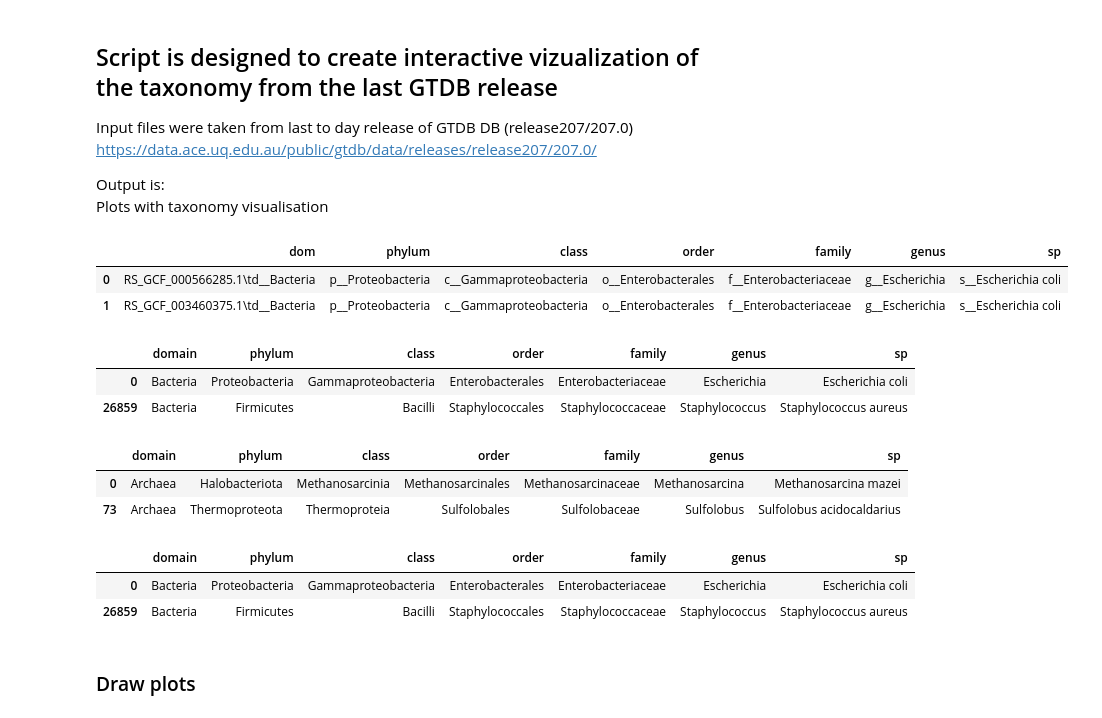
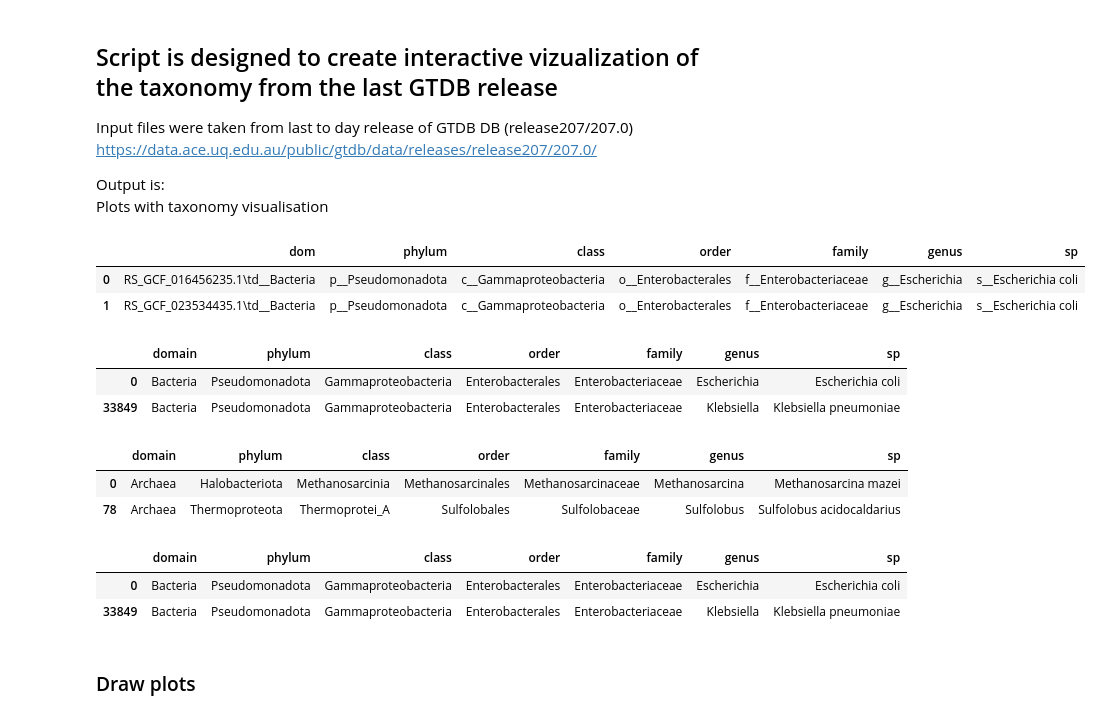
Before and after one commit to Chartiza/Microbiome, a Jupyter notebook: gtdb_vizualization/2022_gtdb_vizualization.ipynb, the cells around one changed output. Drawn from its saved outputs; the diff is of its cells as text; code cells hidden in the pictures.

```diff
--- a/gtdb_vizualization/2022_gtdb_vizualization.ipynb
+++ b/gtdb_vizualization/2022_gtdb_vizualization.ipynb
@@ -17,21 +17,21 @@ import plotly.express as px
 # %%
 colnames = ['dom','phylum','class','order','family','genus','sp']
 
 # Read data for GTDB release 207
-rel = 'release207'
-bac = pd.read_csv('input/bac120_taxonomy_r207.tsv', sep=';', names=colnames, header=None)
-arh = pd.read_csv('input/ar53_taxonomy_r207.tsv', sep=';', names=colnames, header=None)
+#rel = 'release207'
+#bac = pd.read_csv('input/bac120_taxonomy_r207.tsv', sep=';', names=colnames, header=None)
+#arh = pd.read_csv('input/ar53_taxonomy_r207.tsv', sep=';', names=colnames, header=None)
 
 # Read data for GTDB release 214
-#rel = 'release214'
-#bac = pd.read_csv('input/bac120_taxonomy_r214.tsv', sep=';', names=colnames, header=None)
-#arh = pd.read_csv('input/ar53_taxonomy_r214.tsv', sep=';', names=colnames, header=None)
+rel = 'release214'
+bac = pd.read_csv('input/bac120_taxonomy_r214.tsv', sep=';', names=colnames, header=None)
+arh = pd.read_csv('input/ar53_taxonomy_r214.tsv', sep=';', names=colnames, header=None)
 
 bac.head(2)
 # %% [output]
 |  | dom | phylum | class | order | family | genus | sp |
-| 0 | RS_GCF_000566285.1\td__Bacteria | p__Proteobacteria | c__Gammaproteobacteria | o__Enterobacterales | f__Enterobacteriaceae | g__Escherichia | s__Escherichia coli |
-| 1 | RS_GCF_003460375.1\td__Bacteria | p__Proteobacteria | c__Gammaproteobacteria | o__Enterobacterales | f__Enterobacteriaceae | g__Escherichia | s__Escherichia coli |
+| 0 | RS_GCF_016456235.1\td__Bacteria | p__Pseudomonadota | c__Gammaproteobacteria | o__Enterobacterales | f__Enterobacteriaceae | g__Escherichia | s__Escherichia coli |
+| 1 | RS_GCF_023534435.1\td__Bacteria | p__Pseudomonadota | c__Gammaproteobacteria | o__Enterobacterales | f__Enterobacteriaceae | g__Escherichia | s__Escherichia coli |
 # %%
 # modify bac120 table
 
@@ -48,8 +48,8 @@ bac = bac.drop_duplicates()
 bac.head(2)
 # %% [output]
 |  | domain | phylum | class | order | family | genus | sp |
-| 0 | Bacteria | Proteobacteria | Gammaproteobacteria | Enterobacterales | Enterobacteriaceae | Escherichia | Escherichia coli |
-| 26859 | Bacteria | Firmicutes | Bacilli | Staphylococcales | Staphylococcaceae | Staphylococcus | Staphylococcus aureus |
+| 0 | Bacteria | Pseudomonadota | Gammaproteobacteria | Enterobacterales | Enterobacteriaceae | Escherichia | Escherichia coli |
+| 33849 | Bacteria | Pseudomonadota | Gammaproteobacteria | Enterobacterales | Enterobacteriaceae | Klebsiella | Klebsiella pneumoniae |
 # %%
 # modify arch table
 
@@ -67,7 +67,7 @@ arh.head(2)
 # %% [output]
 |  | domain | phylum | class | order | family | genus | sp |
 | 0 | Archaea | Halobacteriota | Methanosarcinia | Methanosarcinales | Methanosarcinaceae | Methanosarcina | Methanosarcina mazei |
-| 73 | Archaea | Thermoproteota | Thermoproteia | Sulfolobales | Sulfolobaceae | Sulfolobus | Sulfolobus acidocaldarius |
+| 78 | Archaea | Thermoproteota | Thermoprotei_A | Sulfolobales | Sulfolobaceae | Sulfolobus | Sulfolobus acidocaldarius |
 # %%
 frames = [bac,arh]
 gtdb = pd.concat(frames)
@@ -75,8 +75,8 @@ gtdb = pd.concat(frames)
 gtdb.head(2)
 # %% [output]
 |  | domain | phylum | class | order | family | genus | sp |
-| 0 | Bacteria | Proteobacteria | Gammaproteobacteria | Enterobacterales | Enterobacteriaceae | Escherichia | Escherichia coli |
-| 26859 | Bacteria | Firmicutes | Bacilli | Staphylococcales | Staphylococcaceae | Staphylococcus | Staphylococcus aureus |
+| 0 | Bacteria | Pseudomonadota | Gammaproteobacteria | Enterobacterales | Enterobacteriaceae | Escherichia | Escherichia coli |
+| 33849 | Bacteria | Pseudomonadota | Gammaproteobacteria | Enterobacterales | Enterobacteriaceae | Klebsiella | Klebsiella pneumoniae |
 # %% [markdown]
 ### Draw plots
 # %%
```
Also changed, not shown: parts of 2 cells of this notebook, 6 other files.
